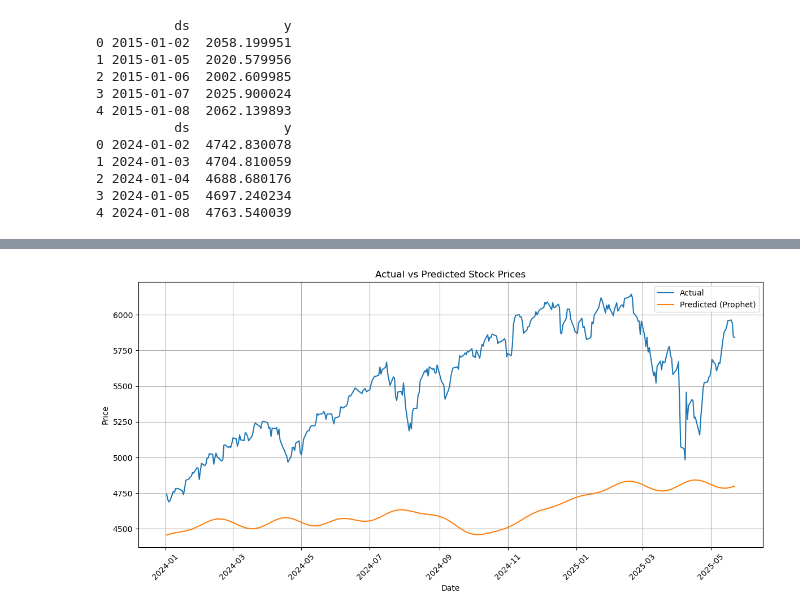
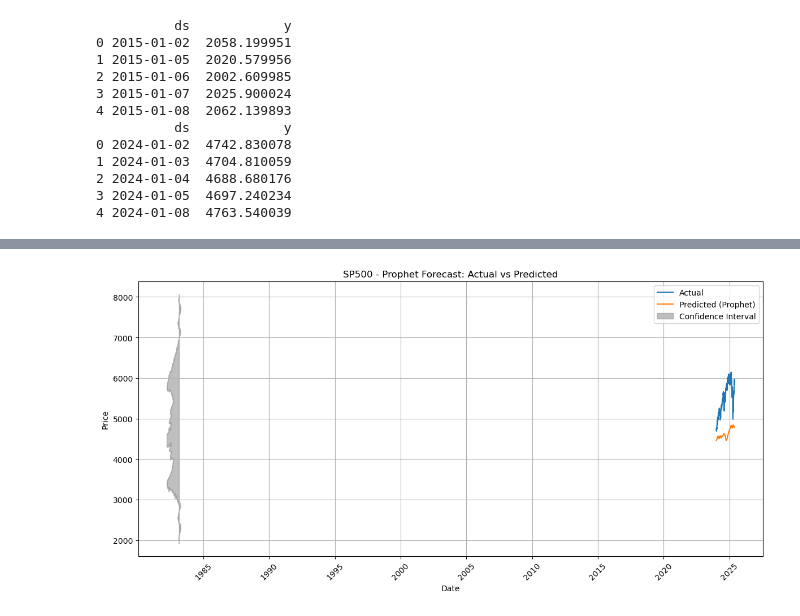
Before and after one commit to pe5kataa/LSTM---ARIMA---Prophet, a Jupyter notebook: 2.3_Prophet.ipynb, the cells around one changed output, grey strips where cells are left out. Saved outputs shown, nothing was run; the diff lists cells and outputs as text; code cells hidden in the pictures.

Commit message:
Label changes

```diff
--- a/2.3_Prophet.ipynb
+++ b/2.3_Prophet.ipynb
@@ -71,22 +72,25 @@ forecast_sp500 = model_sp500.predict(sp500_test)
 
 # Match predictions to actual test dates
 forecast_matched = forecast_sp500[forecast_sp500['ds'].isin(sp500_test['ds'])]
-comparison_sp500 = pd.merge(sp500_test,forecast_matched[['ds', 'yhat']], on='ds')
+comparison_sp500 = pd.merge(sp500_test,forecast_matched[['ds', 'yhat', 'yhat_lower', 'yhat_upper']], on='ds')
 # %%
 #Plot predictions vs actual values for S&P 500
 plt.figure(figsize=(12, 6))
 plt.plot(comparison_sp500['ds'], comparison_sp500['y'], label='Actual')
 plt.plot(comparison_sp500['ds'], comparison_sp500['yhat'], label='Predicted (Prophet)')
 plt.xlabel('Date')
 plt.ylabel('Price')
-plt.title('Actual vs Predicted Stock Prices')
+plt.title('SP500 - Prophet Forecast: Actual vs Predicted')
+
+plt.fill_between(comparison_sp500['yhat'], comparison_sp500['yhat_upper'], comparison_sp500['yhat_lower'], color = 'gray', alpha = 0.5, label = 'Confidence Interval')
+
 plt.legend()
 plt.xticks(rotation=45)
 plt.grid(True)
 plt.tight_layout()
 plt.show()
 # %% [output]
-[figure, old version]
+[figure, new version]
 # %%
 fig = model_sp500.plot(forecast_sp500)
 fig2 = model_sp500.plot_components(forecast_sp500)
```
Also changed, not shown: parts of 6 cells of this notebook, 2 other files.
